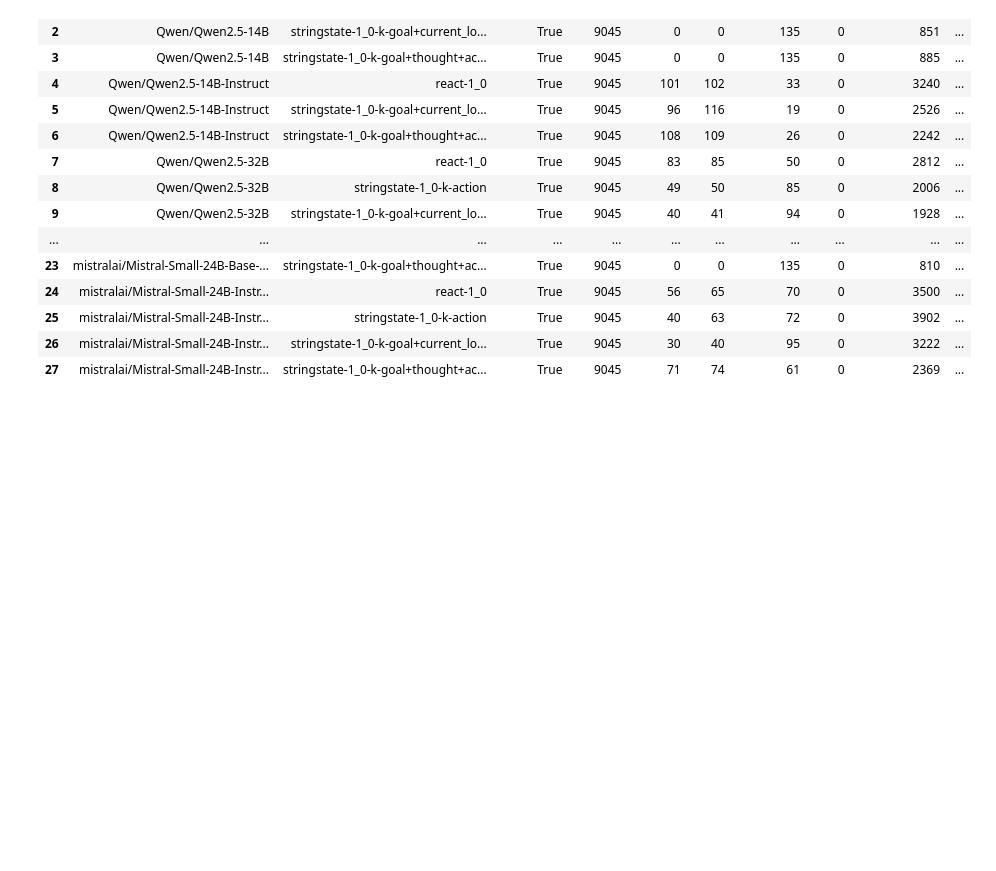
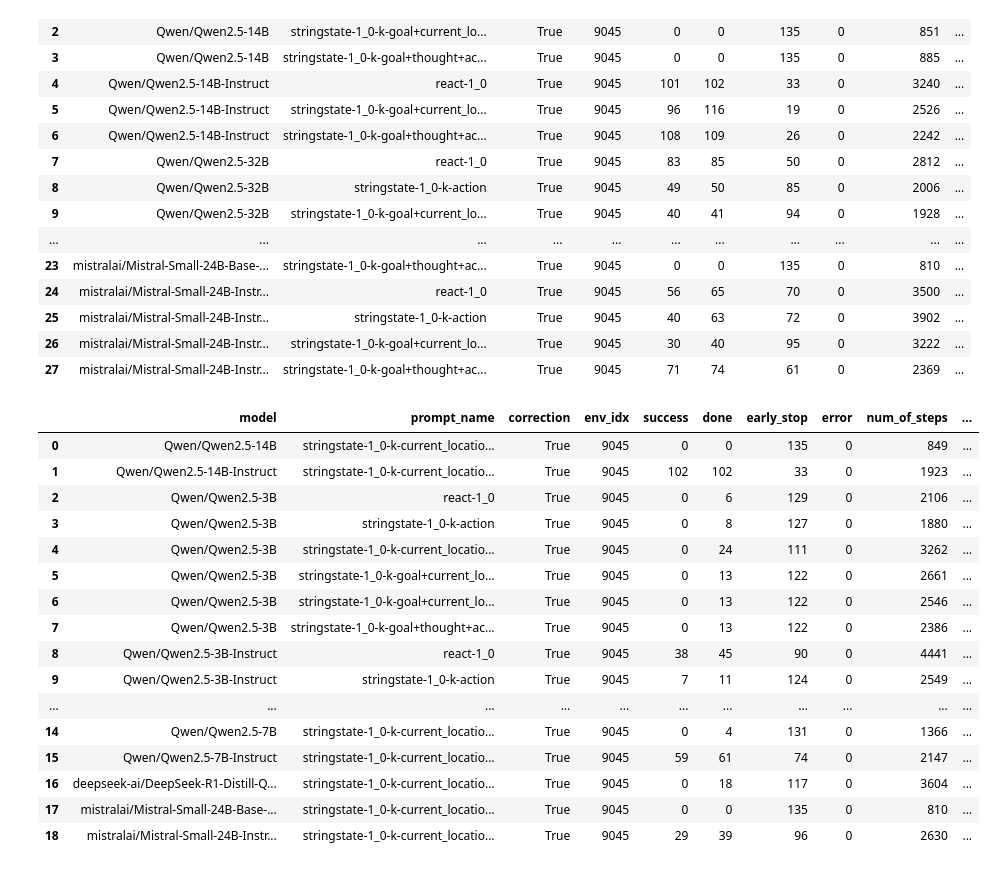
Before and after one commit to ai-nikolai/StateAct, a Jupyter notebook: alfworld_runs/analysis_alfworld_eval_notebook.ipynb, the cells around one changed output. Cells and saved outputs as stored; diff of their text form; code cells hidden in the pictures; blank space fills up the shorter version.

```diff
--- a/alfworld_runs/analysis_alfworld_eval_notebook.ipynb
+++ b/alfworld_runs/analysis_alfworld_eval_notebook.ipynb
@@ -261,6 +261,43 @@ x.head(15)
 | 25 | mistralai/Mistral-Small-24B-Instr... | stringstate-1_0-k-action | True | 9045 | 40 | 63 | 72 | 0 | 3902 | ... |
 | 26 | mistralai/Mistral-Small-24B-Instr... | stringstate-1_0-k-goal+current_lo... | True | 9045 | 30 | 40 | 95 | 0 | 3222 | ... |
 | 27 | mistralai/Mistral-Small-24B-Instr... | stringstate-1_0-k-goal+thought+ac... | True | 9045 | 71 | 74 | 61 | 0 | 2369 | ... |
+# %%
+# file_name = "v5_2_eval_main"
+# file_name = "v5_eval_correction"
+# file_name = "v5_eval"
+# file_name = "v5_3_eval"
+# file_name = "v5_3_eval_16K"
+file_name = "v5_auto"
+
+
+
+
+# new_eval = load_data("v4_0_0_eval")
+new_eval = load_data(file_name)
+# new_eval.head()
+
+x,y = analyse_data_old(new_eval)
+y.to_csv(f"{file_name}_scores.csv",sep="&",index=False, float_format='%.2f')
+
+x.head(15)
+# %% [output]
+|  | model | prompt_name | correction | env_idx | success | done | early_stop | error | num_of_steps | ... |
+| 0 | Qwen/Qwen2.5-14B | stringstate-1_0-k-current_locatio... | True | 9045 | 0 | 0 | 135 | 0 | 849 | ... |
+| 1 | Qwen/Qwen2.5-14B-Instruct | stringstate-1_0-k-current_locatio... | True | 9045 | 102 | 102 | 33 | 0 | 1923 | ... |
+| 2 | Qwen/Qwen2.5-3B | react-1_0 | True | 9045 | 0 | 6 | 129 | 0 | 2106 | ... |
+| 3 | Qwen/Qwen2.5-3B | stringstate-1_0-k-action | True | 9045 | 0 | 8 | 127 | 0 | 1880 | ... |
+| 4 | Qwen/Qwen2.5-3B | stringstate-1_0-k-current_locatio... | True | 9045 | 0 | 24 | 111 | 0 | 3262 | ... |
+| 5 | Qwen/Qwen2.5-3B | stringstate-1_0-k-goal+current_lo... | True | 9045 | 0 | 13 | 122 | 0 | 2661 | ... |
+| 6 | Qwen/Qwen2.5-3B | stringstate-1_0-k-goal+current_lo... | True | 9045 | 0 | 13 | 122 | 0 | 2546 | ... |
+| 7 | Qwen/Qwen2.5-3B | stringstate-1_0-k-goal+thought+ac... | True | 9045 | 0 | 13 | 122 | 0 | 2386 | ... |
+| 8 | Qwen/Qwen2.5-3B-Instruct | react-1_0 | True | 9045 | 38 | 45 | 90 | 0 | 4441 | ... |
+| 9 | Qwen/Qwen2.5-3B-Instruct | stringstate-1_0-k-action | True | 9045 | 7 | 11 | 124 | 0 | 2549 | ... |
+| ... | ... | ... | ... | ... | ... | ... | ... | ... | ... | ... |
+| 14 | Qwen/Qwen2.5-7B | stringstate-1_0-k-current_locatio... | True | 9045 | 0 | 4 | 131 | 0 | 1366 | ... |
+| 15 | Qwen/Qwen2.5-7B-Instruct | stringstate-1_0-k-current_locatio... | True | 9045 | 59 | 61 | 74 | 0 | 2147 | ... |
+| 16 | deepseek-ai/DeepSeek-R1-Distill-Q... | stringstate-1_0-k-current_locatio... | True | 9045 | 0 | 18 | 117 | 0 | 3604 | ... |
+| 17 | mistralai/Mistral-Small-24B-Base-... | stringstate-1_0-k-current_locatio... | True | 9045 | 0 | 0 | 135 | 0 | 810 | ... |
+| 18 | mistralai/Mistral-Small-24B-Instr... | stringstate-1_0-k-current_locatio... | True | 9045 | 29 | 39 | 96 | 0 | 2630 | ... |
 # %%
 file_name = "v4_1_0_eval"
 # new_eval = load_data("v4_1_0_eval")
```
Also changed, not shown: 1 other file.
